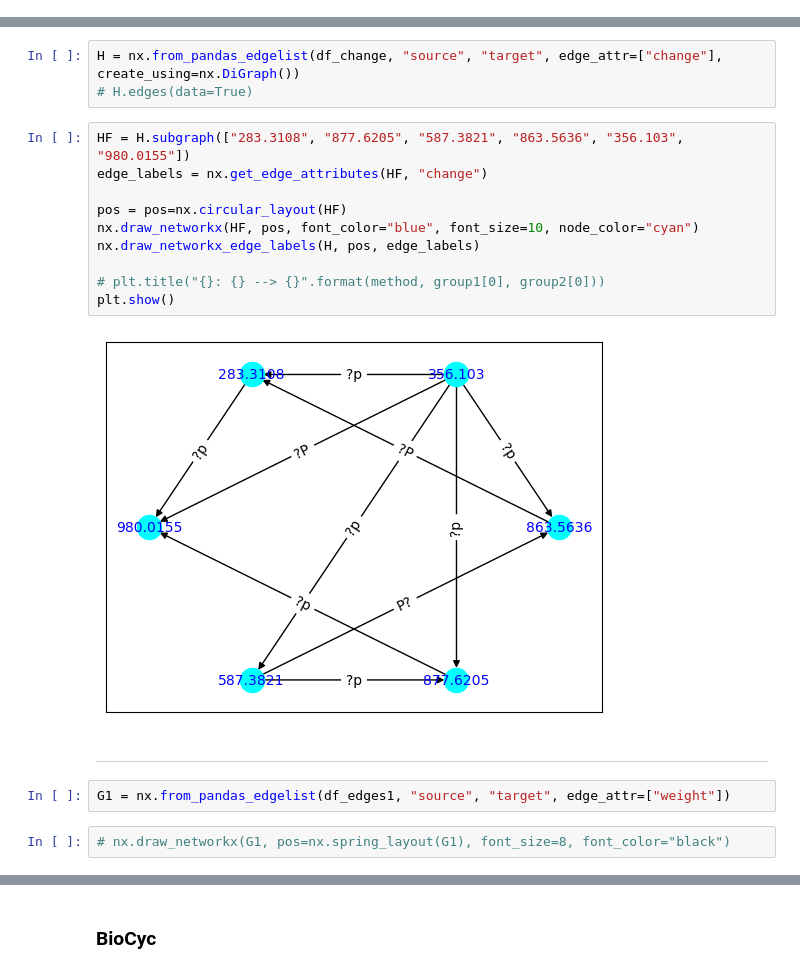
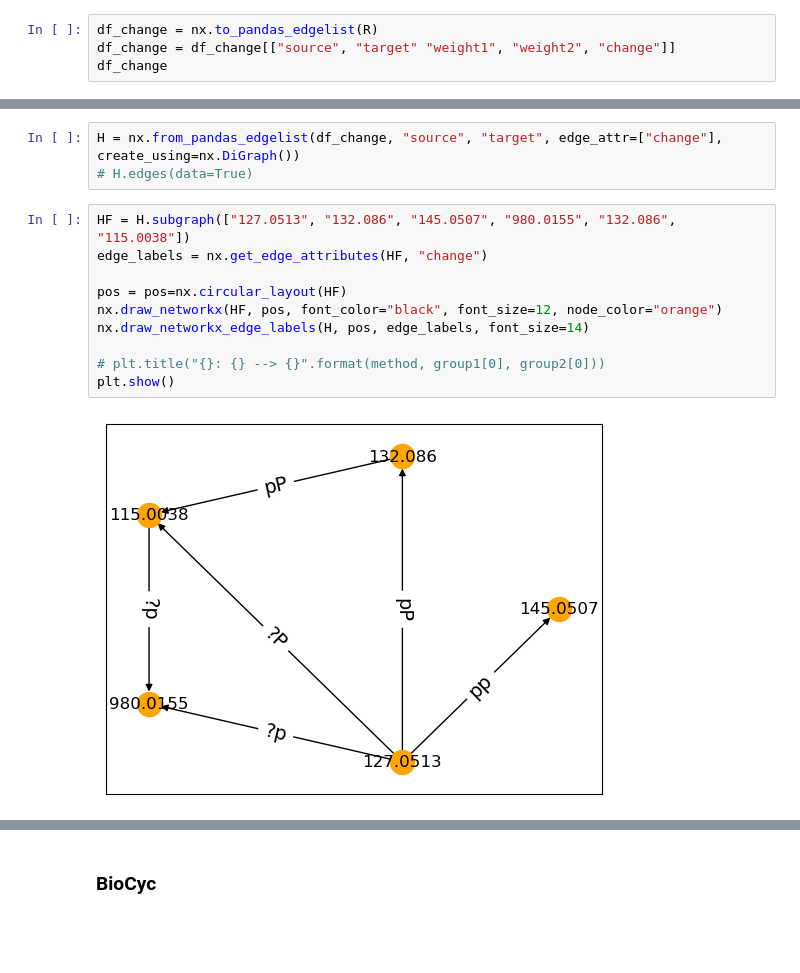
Before and after one commit to win7/GNN_Unsupervised, a Jupyter notebook: change_detection.ipynb, the cells around one changed output, grey strips where cells are left out. Drawn from its saved outputs; the diff is of its cells as text; blank space fills up the shorter version.

```diff
--- a/change_detection.ipynb
+++ b/change_detection.ipynb
@@ -110,0 +95,4 @@ df_change[df_change["weight2"] < 0]
+# %%
+df_change = nx.to_pandas_edgelist(R)
+df_change = df_change[["source", "target" "weight1", "weight2", "change"]]
+df_change
@@ -114,20 +131,14 @@ df_change[df_change["weight2"] < 0]
 H = nx.from_pandas_edgelist(df_change, "source", "target", edge_attr=["change"], create_using=nx.DiGraph())
 # H.edges(data=True)
 # %%
-HF = H.subgraph(["283.3108", "877.6205", "587.3821", "863.5636", "356.103", "980.0155"])
+HF = H.subgraph(["127.0513", "132.086", "145.0507", "980.0155", "132.086", "115.0038"])
 edge_labels = nx.get_edge_attributes(HF, "change")
 
 pos = pos=nx.circular_layout(HF)
-nx.draw_networkx(HF, pos, font_color="blue", font_size=10, node_color="cyan")
-nx.draw_networkx_edge_labels(H, pos, edge_labels)
+nx.draw_networkx(HF, pos, font_color="black", font_size=12, node_color="orange")
+nx.draw_networkx_edge_labels(H, pos, edge_labels, font_size=14)
 
 # plt.title("{}: {} --> {}".format(method, group1[0], group2[0]))
 plt.show()
 # %% [output]
-[figure, old version]
+[figure, new version]
-# %% [markdown]
----
-# %%
-G1 = nx.from_pandas_edgelist(df_edges1, "source", "target", edge_attr=["weight"])
-# %%
-# nx.draw_networkx(G1, pos=nx.spring_layout(G1), font_size=8, font_color="black")
```
Also changed, not shown: parts of 26 cells of this notebook, 2 other files.
